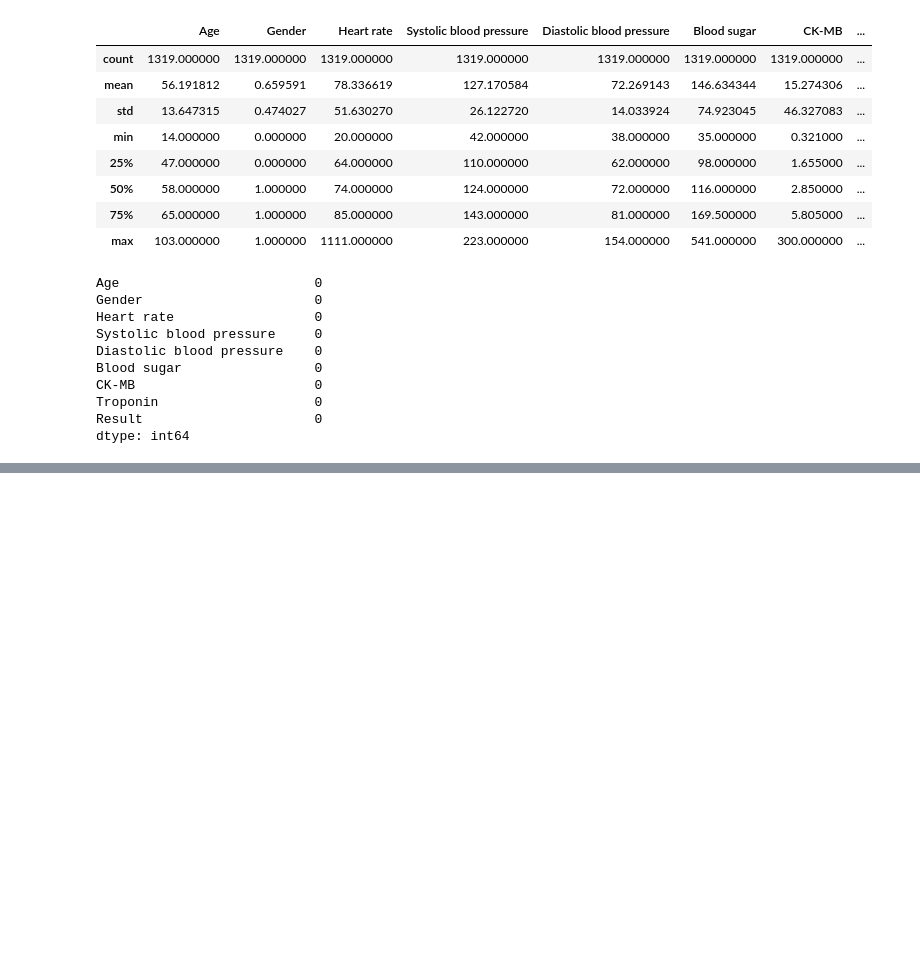
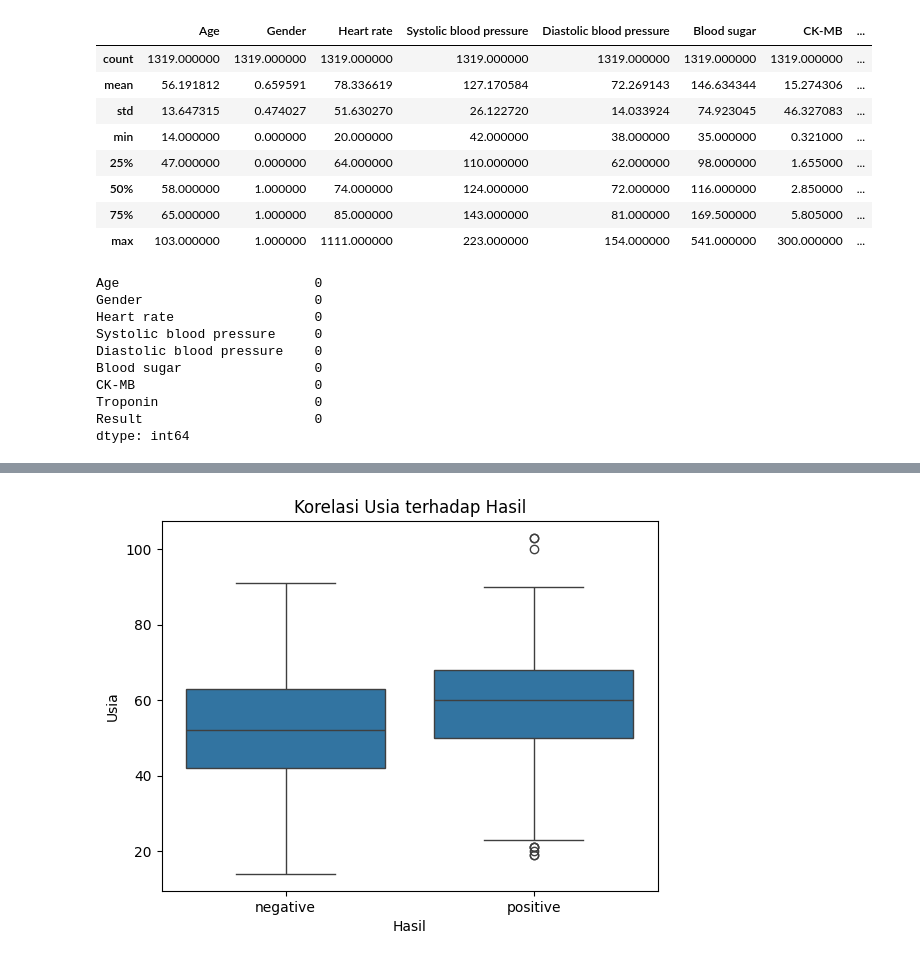
Before and after one commit to niel2512/Data-Mining---Hearth-Attack-Dataset-, a Jupyter notebook: Tubes.ipynb, the cells around one changed output, grey strips where cells are left out. Saved outputs shown, nothing was run; the diff lists cells and outputs as text; code cells hidden in the pictures; blank space fills up the shorter version.

```diff
--- a/Tubes.ipynb
+++ b/Tubes.ipynb
@@ -66,0 +123,9 @@ dtype: int64
+# %%
+# Contoh 2: Boxplot usia berdasarkan hasil
+sns.boxplot(x='Result', y='Age', data=df)
+plt.title('Korelasi Usia terhadap Hasil')
+plt.ylabel('Usia')
+plt.xlabel('Hasil')
+plt.show()
+# %% [output]
+[figure, added]
```
Also changed, not shown: parts of 8 cells of this notebook.
